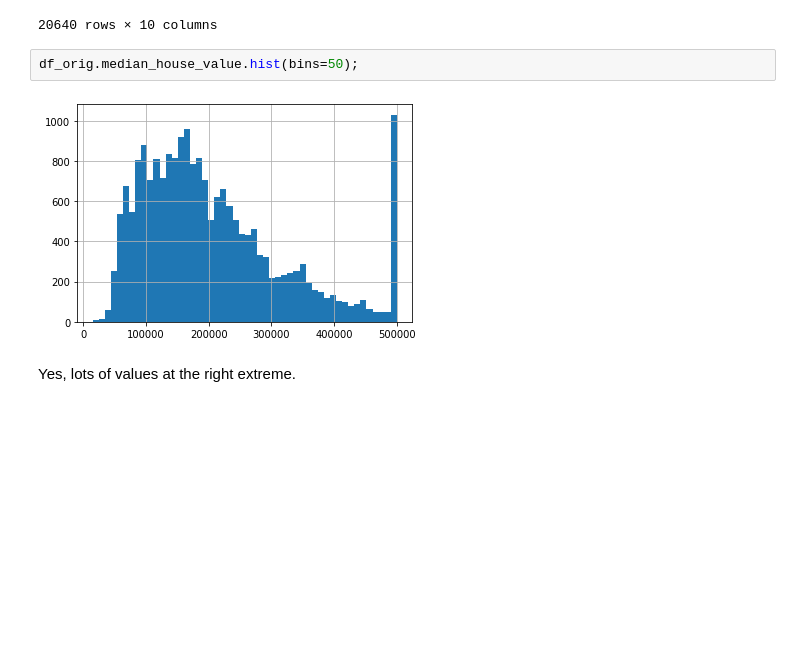
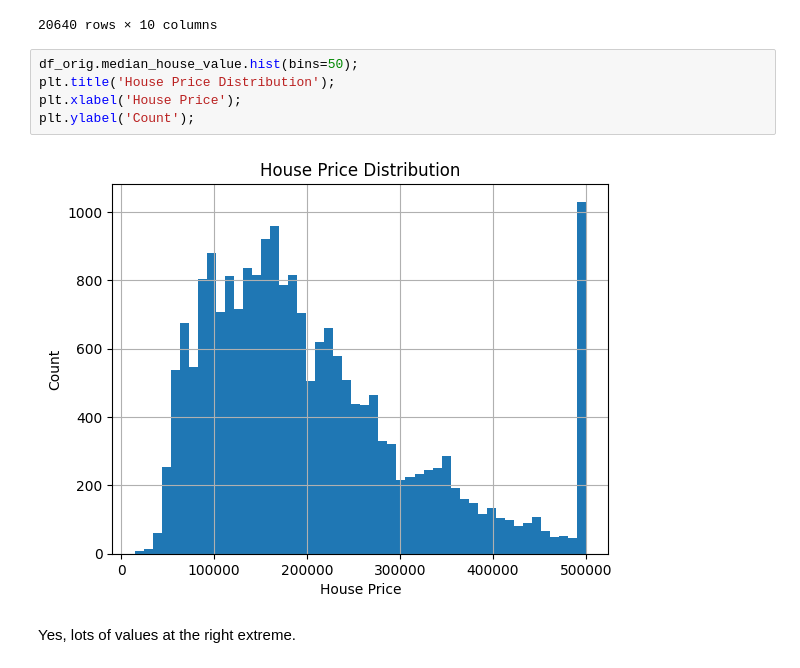
Before and after one commit to EugeniuZ/mlzoomcamp2023, a Jupyter notebook: week2/notebook.ipynb, the cells around one changed output. Saved outputs shown, nothing was run; the diff lists cells and outputs as text; blank space fills up the shorter version.

```diff
--- a/week2/notebook.ipynb
+++ b/week2/notebook.ipynb
@@ -25,8 +28,11 @@ df_orig
 20640 rows × 10 columns
 # %%
 df_orig.median_house_value.hist(bins=50);
+plt.title('House Price Distribution');
+plt.xlabel('House Price');
+plt.ylabel('Count');
 # %% [output]
-[figure, old version]
+[figure, new version]
 # %% [markdown]
 Yes, lots of values at the right extreme.
 # %% [markdown]
```
Also changed, not shown: parts of 31 cells of this notebook.
